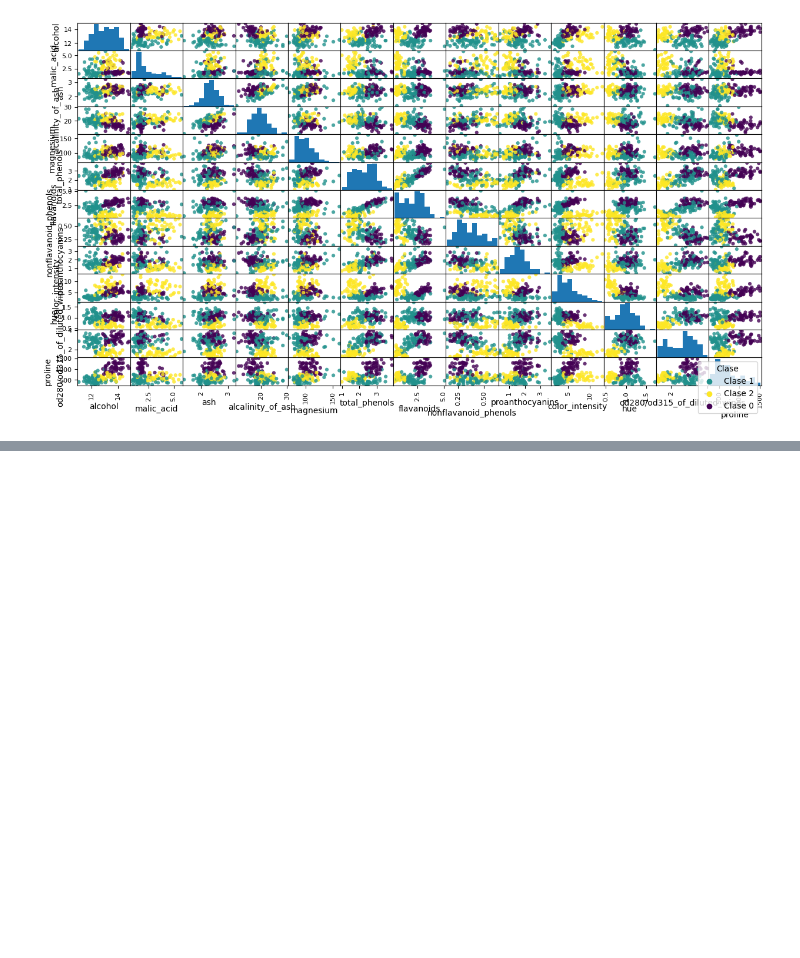
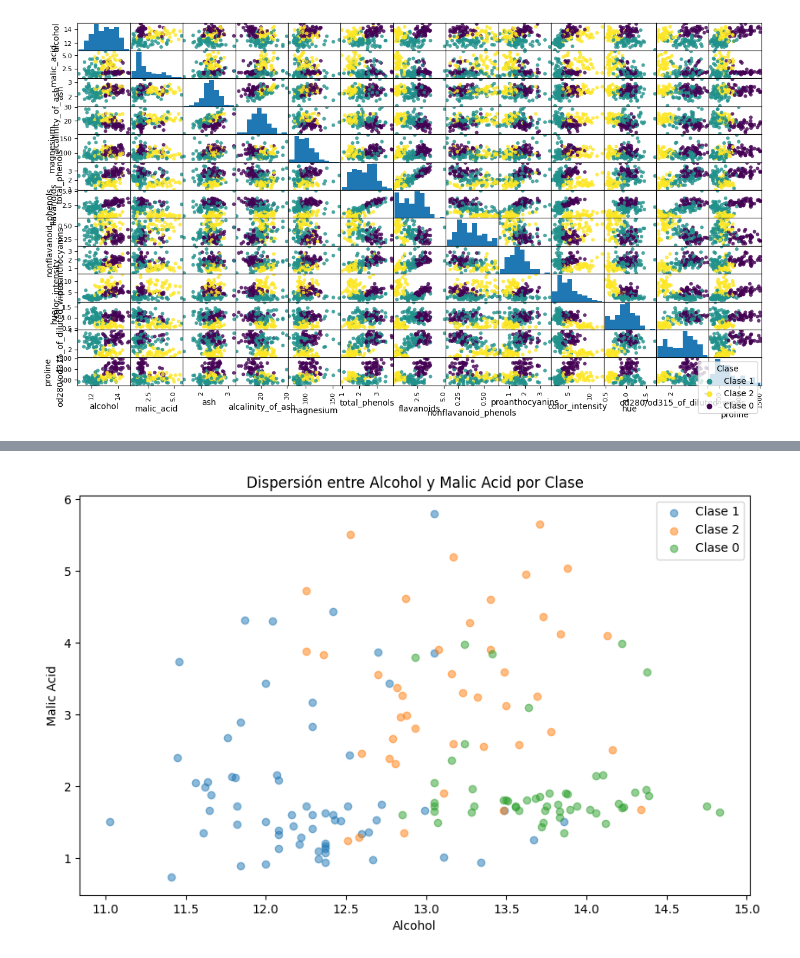
Before and after one commit to nicokrym/PrimerasClases-IA, a Jupyter notebook: Seminario/exploracion_de_datos.ipynb, the cells around one changed output, grey strips where cells are left out. Drawn from its saved outputs; the diff is of its cells as text; code cells hidden in the pictures; blank space fills up the shorter version.

```diff
--- a/Seminario/exploracion_de_datos.ipynb
+++ b/Seminario/exploracion_de_datos.ipynb
@@ -99,0 +115,13 @@ plt.show()
+# %%
+# Gráfico de dispersión entre dos variables
+plt.figure(figsize=(10, 6))
+for label in y_train.unique():
+    subset = X_train[y_train == label]
+    plt.scatter(subset['alcohol'], subset['malic_acid'], alpha=0.5, label=f'Clase {label}')
+plt.xlabel('Alcohol')
+plt.ylabel('Malic Acid')
+plt.title('Dispersión entre Alcohol y Malic Acid por Clase')
+plt.legend()
+plt.show()
+# %% [output]
+[figure, added]
```
Also changed, not shown: parts of 2 cells of this notebook.
